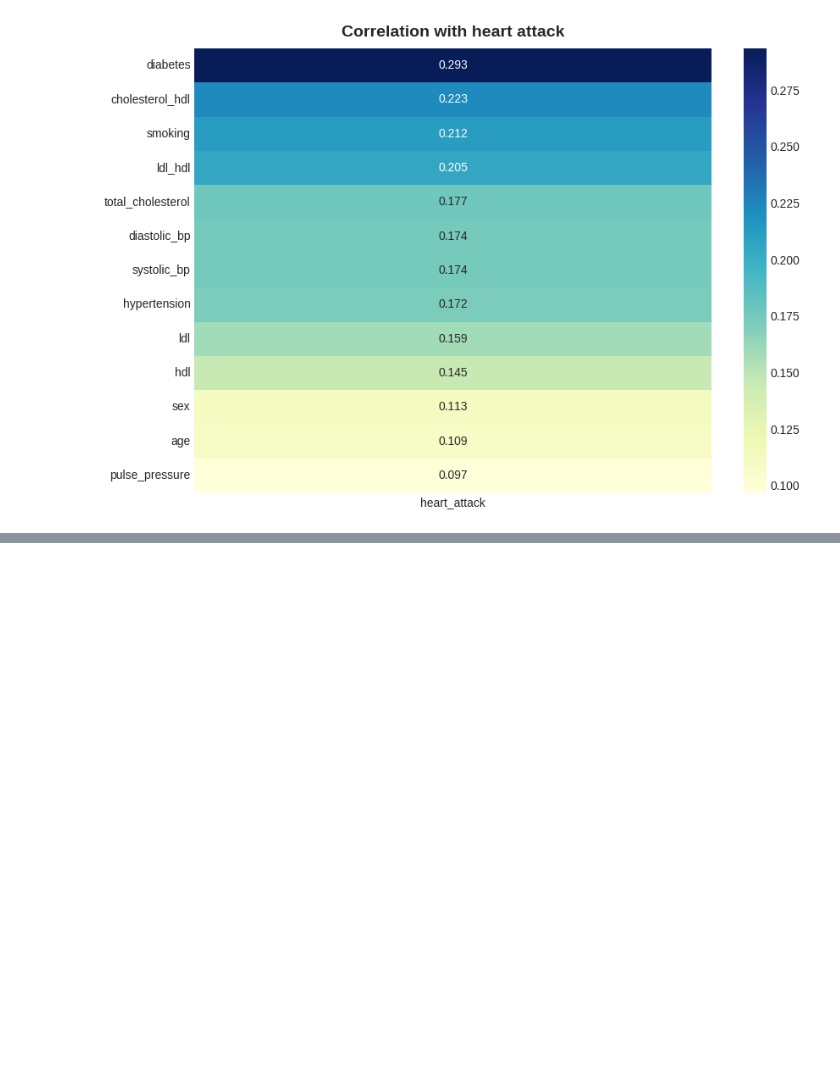
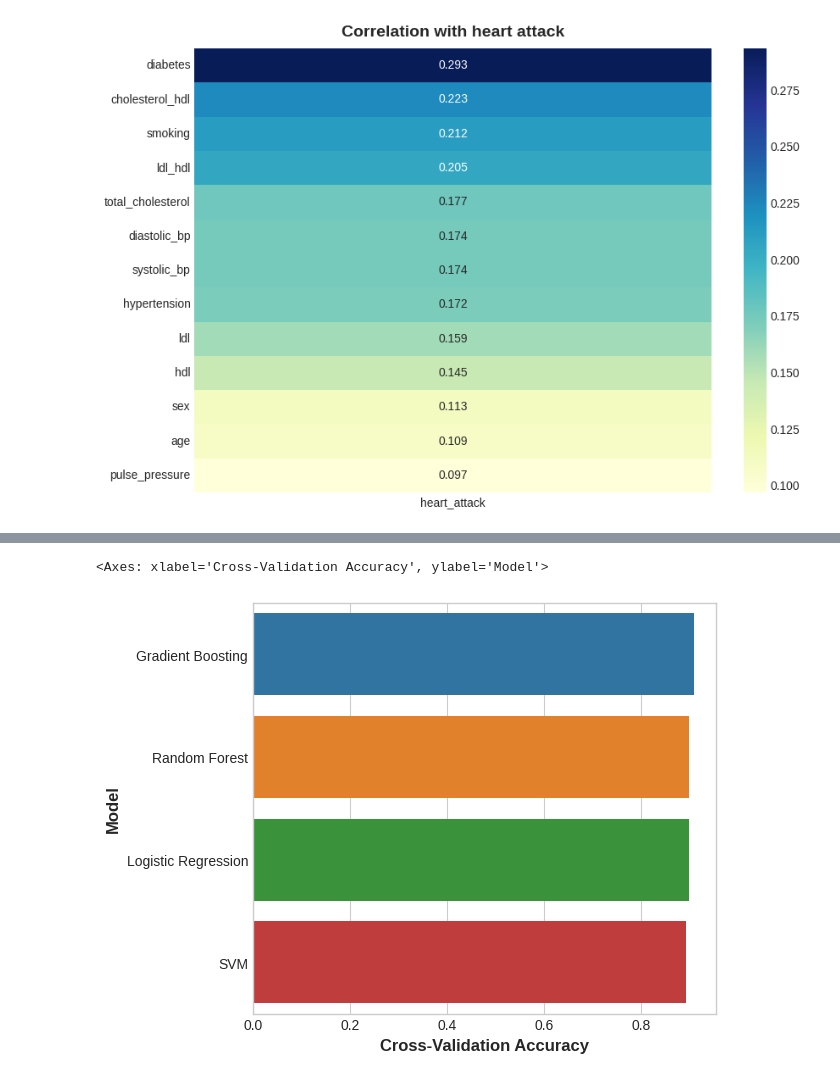
Before and after one commit to WONYOUNG-SONG/Kaggle, a Jupyter notebook: HeartAttackRiskAssessment/submission.ipynb, the cells around one changed output, grey strips where cells are left out. Drawn from its saved outputs; the diff is of its cells as text; code cells hidden in the pictures; blank space fills up the shorter version.

```diff
--- a/HeartAttackRiskAssessment/submission.ipynb
+++ b/HeartAttackRiskAssessment/submission.ipynb
@@ -177,0 +221,5 @@ minmax_scaler = scaler.fit_transform(X)
+# %%
+sns.barplot(data = results_df.sort_values(by = 'Cross-Validation Accuracy', ascending = False), y = 'Model', x = 'Cross-Validation Accuracy')
+# %% [output]
+<Axes: xlabel='Cross-Validation Accuracy', ylabel='Model'>
+[figure, added]
```
Also changed, not shown: parts of 7 cells of this notebook.
